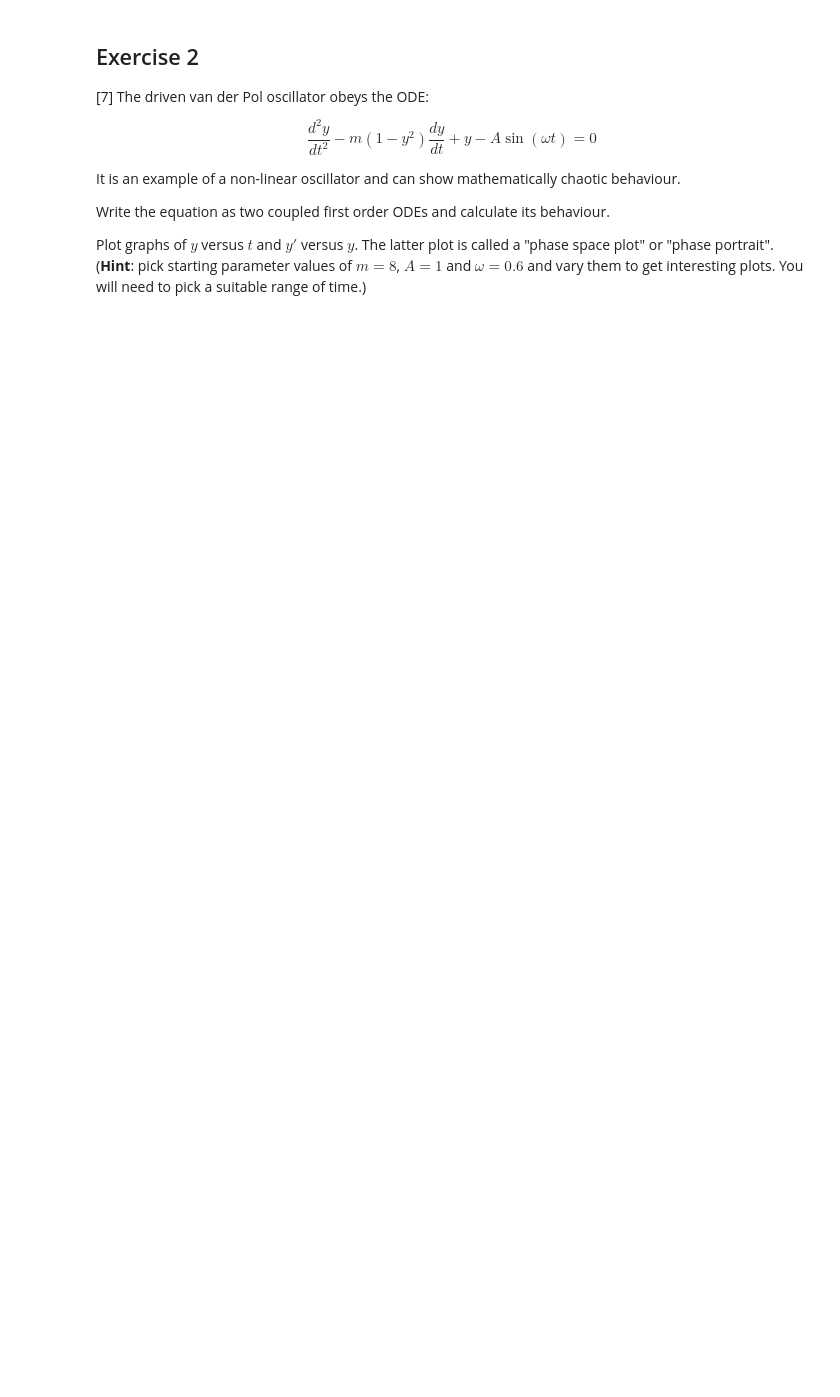
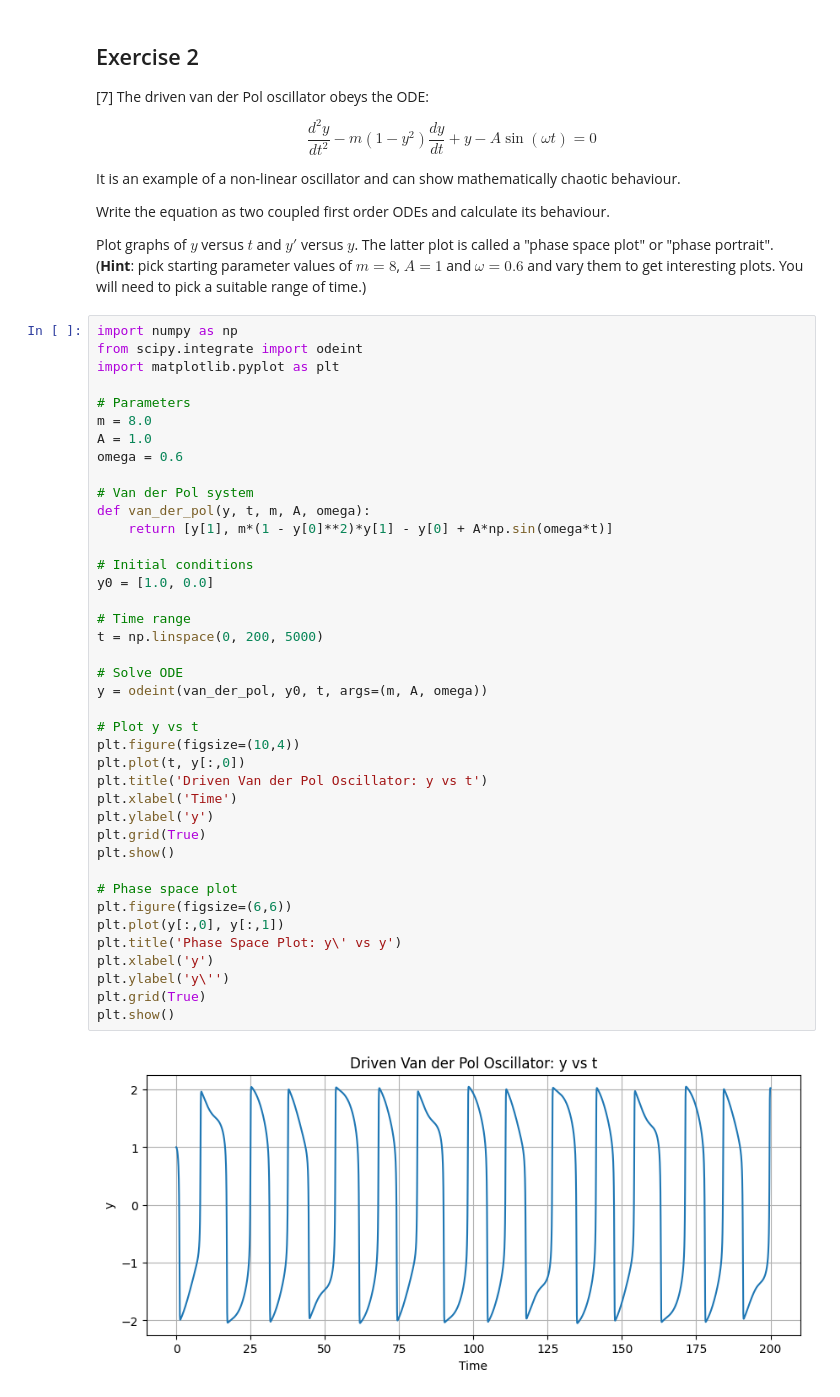
Before and after one commit to PX2145-2025/week-8-b-becca123427, a Jupyter notebook: odes.ipynb, the cells around one changed output. Saved outputs shown, nothing was run; the diff lists cells and outputs as text; blank space fills up the shorter version.

```diff
--- a/odes.ipynb
+++ b/odes.ipynb
@@ -405,3 +414,45 @@ Write the equation as two coupled first order ODEs and calculate its behaviour.
 
 Plot graphs of $y$ versus $t$ and $y'$ versus $y$. The latter plot is called a "phase space plot" or "phase portrait".
 (**Hint**: pick starting parameter values of $m = 8$, $A = 1$ and $\omega = 0.6$ and vary them to get interesting plots. You will need to pick a suitable range of time.)
+# %%
+import numpy as np
+from scipy.integrate import odeint
+import matplotlib.pyplot as plt
+
+# Parameters
+m = 8.0
+A = 1.0
+omega = 0.6
+
+# Van der Pol system
+def van_der_pol(y, t, m, A, omega):
+    return [y[1], m*(1 - y[0]**2)*y[1] - y[0] + A*np.sin(omega*t)]
+
+# Initial conditions
+y0 = [1.0, 0.0]
+
+# Time range
+t = np.linspace(0, 200, 5000)
+
+# Solve ODE
+y = odeint(van_der_pol, y0, t, args=(m, A, omega))
+
+# Plot y vs t
+plt.figure(figsize=(10,4))
+plt.plot(t, y[:,0])
+plt.title('Driven Van der Pol Oscillator: y vs t')
+plt.xlabel('Time')
+plt.ylabel('y')
+plt.grid(True)
+plt.show()
+
+# Phase space plot
+plt.figure(figsize=(6,6))
+plt.plot(y[:,0], y[:,1])
+plt.title('Phase Space Plot: y\' vs y')
+plt.xlabel('y')
+plt.ylabel('y\'')
+plt.grid(True)
+plt.show()
+# %% [output]
+[figure, added]
```
Also changed, not shown: parts of 3 cells of this notebook.
